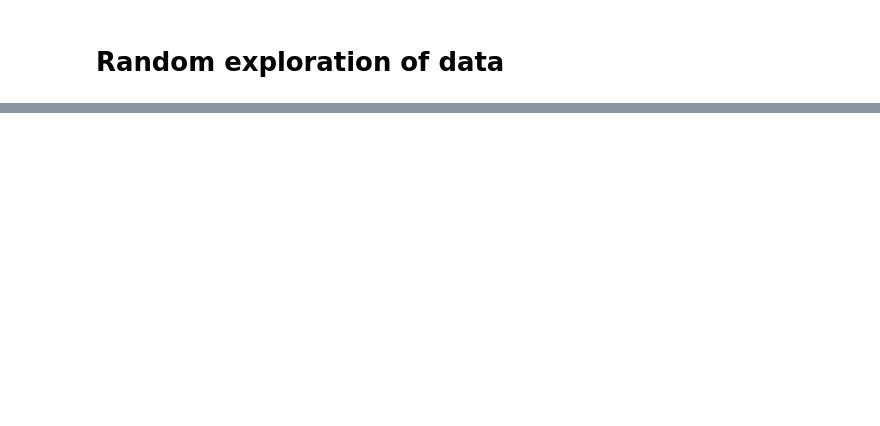
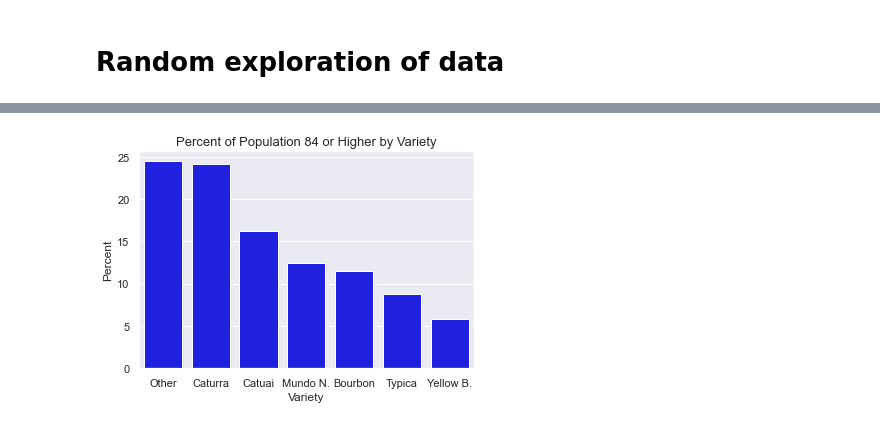
Before and after one commit to joshuamchavez2/Drivers-for-Excellent-Coffee, a Jupyter notebook: Random exploration of data.ipynb, the cells around one changed output, grey strips where cells are left out. Drawn from its saved outputs; the diff is of its cells as text; code cells hidden in the pictures; blank space fills up the shorter version.

```diff
--- a/Random exploration of data.ipynb
+++ b/Random exploration of data.ipynb
@@ -119,0 +67,12 @@ plt.show()
+# %%
+index_[3] = 'Mundo N.'
+index_[6] = 'Yellow B.'
+s.index = index_
+# %%
+ax = sns.barplot(s.index, s, color='blue')
+ax.set_title('Percent of Population 84 or Higher by Variety', fontsize = 13)
+sns.set(font_scale = 1)
+ax.set(xlabel='Variety', ylabel='Percent')
+plt.show()
+# %% [output]
+[figure, added]
```
Also changed, not shown: parts of 35 cells of this notebook, 4 other files.
